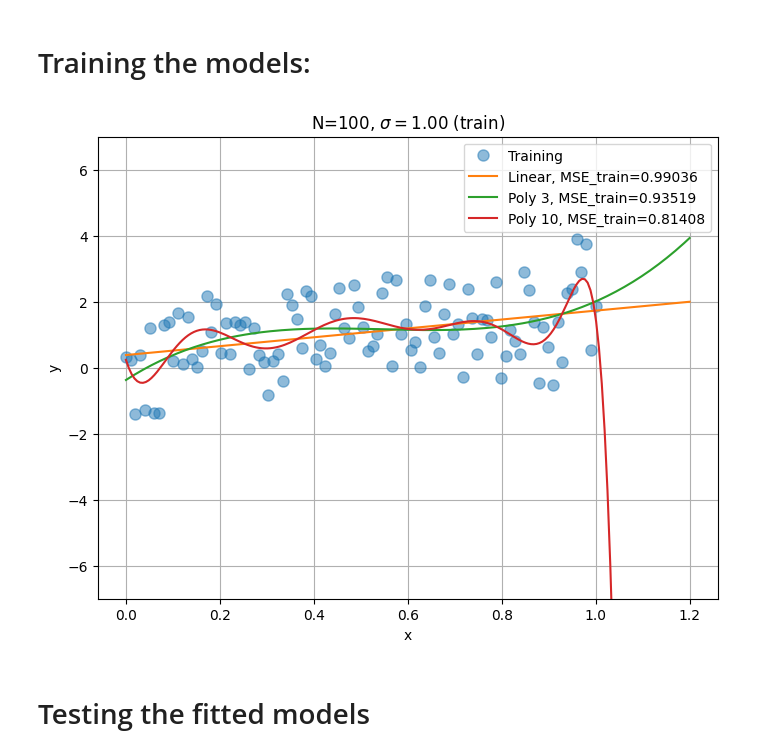
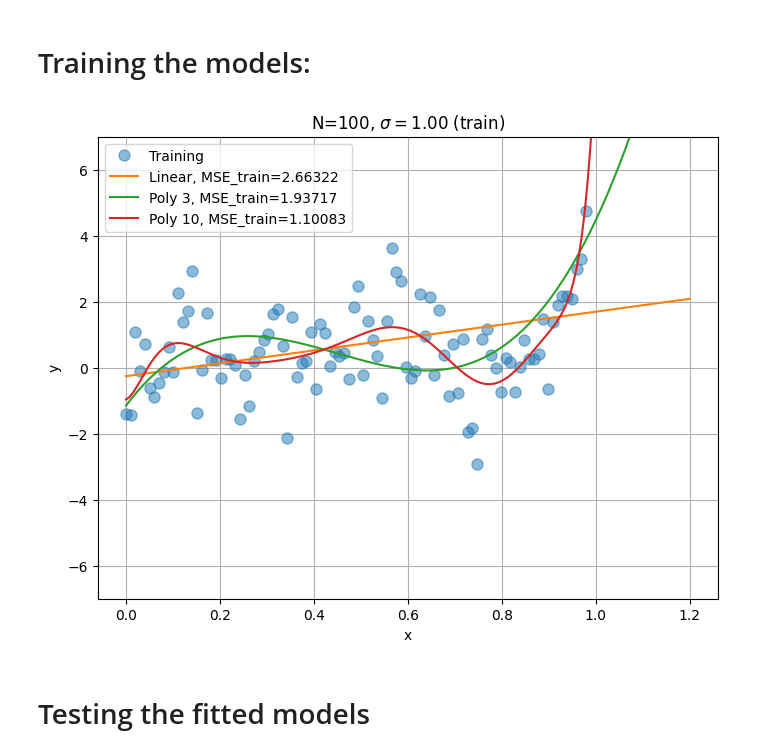
Before and after one commit to exAClior/ML4Materials.jl, a Jupyter notebook: hw/hw1/Python_LinearFitting.ipynb, the cells around one changed output. Cells and saved outputs as stored; diff of their text form; code cells hidden in the pictures.

```diff
--- a/hw/hw1/Python_LinearFitting.ipynb
+++ b/hw/hw1/Python_LinearFitting.ipynb
@@ -120,10 +120,10 @@ x=np.linspace(0.,1.00,N_train)
 s = sigma_train*np.random.randn(N_train)
 
 #linear
-y=2*x+s
+# y=2*x+s
 
 # Tenth Order
-# y=2*x-10*x**5+15*x**10+s
+y=2*x-10*x**5+15*x**10+s
 
 p1=plt.plot(x, y, "o", ms=8, alpha=0.5, label='Training')
 
@@ -147,36 +147,36 @@ clf3.fit(X,y)
 
 
 Xplot=poly3.fit_transform(xplot[:,np.newaxis])
 poly3_plot=plt.plot(xplot, clf3.predict(Xplot), label='Poly 3, MSE_train=%.5f'%(mean_square_error(y, clf3.predict(X))))
 
 poly10 = PolynomialFeatures(degree=10)
 X = poly10.fit_transform(x[:,np.newaxis])
 clf10 = linear_model.LinearRegression()
 clf10.fit(X,y)
 
 Xplot=poly10.fit_transform(xplot[:,np.newaxis])
 poly10_plot=plt.plot(xplot, clf10.predict(Xplot), label='Poly 10, MSE_train=%.5f'%(mean_square_error(y, clf10.predict(X))))
 
 plt.legend(loc='best')
 plt.ylim([-7,7])
 plt.xlabel("x")
 plt.ylabel("y")
 Title="N=%i, $\sigma=%.2f$"%(N_train,sigma_train)
 plt.title(Title+" (train)")
 
 
 # Linear Filename
-filename_train="content/train-linear_N=%i_noise=%.2f.png"%(N_train, sigma_train)
+# filename_train="content/more_train-linear_N=%i_noise=%.2f.png"%(N_train, sigma_train)
 
 # Tenth Order Filename
-# filename_train="content/train-o10_N=%i_noise=%.2f.png"%(N_train, sigma_train)
+filename_train="content/train-o10_N=%i_noise=%.2f.png"%(N_train, sigma_train)
 
 # Saving figure and showing results
 plt.savefig(filename_train)
 plt.grid()
 plt.show()
 # %% [output]
-[figure, old version]
+[figure, new version]
 # %% [markdown]
 # Testing the fitted models
 # %%
```
Also changed, not shown: parts of 2 cells of this notebook, 11 other files.
